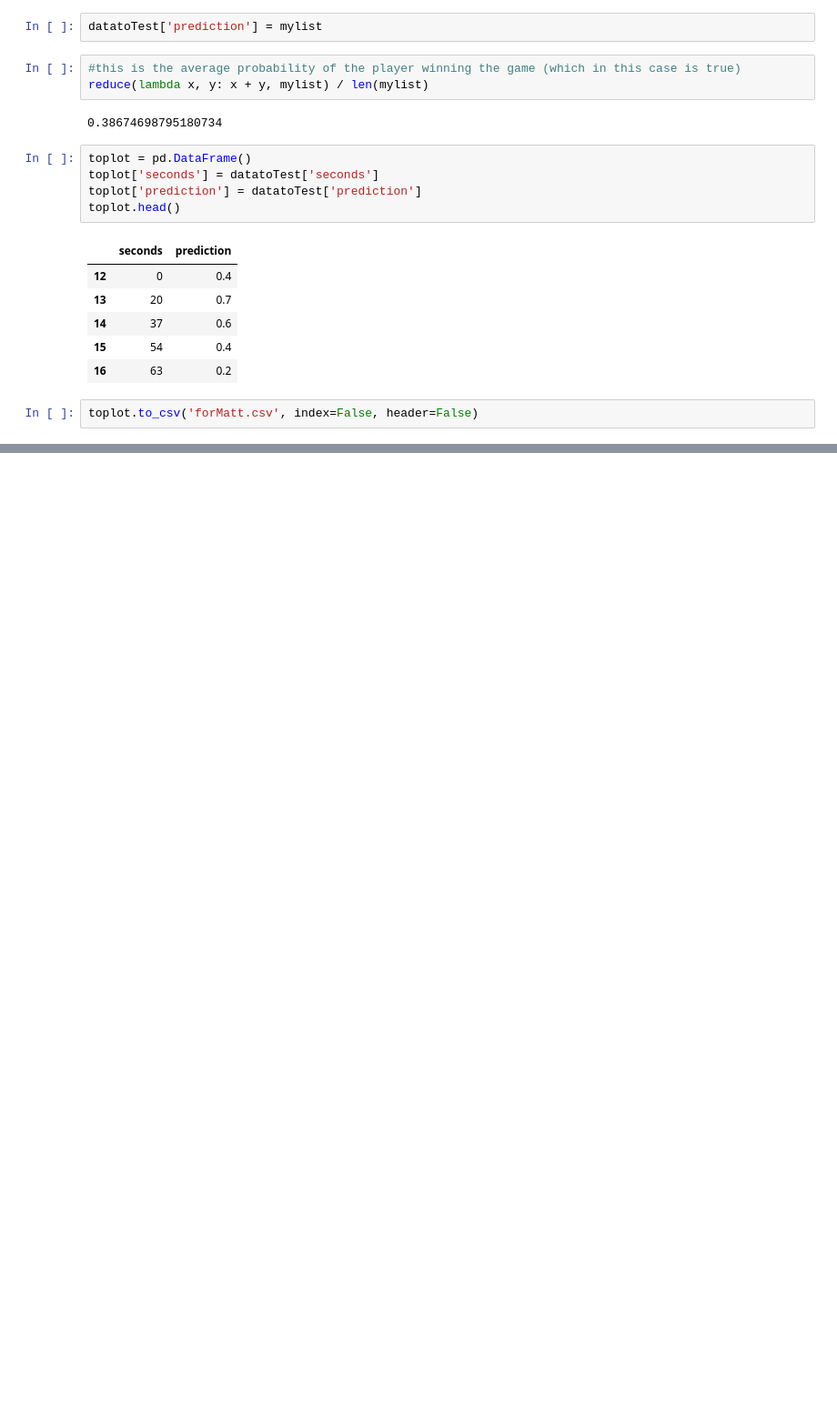
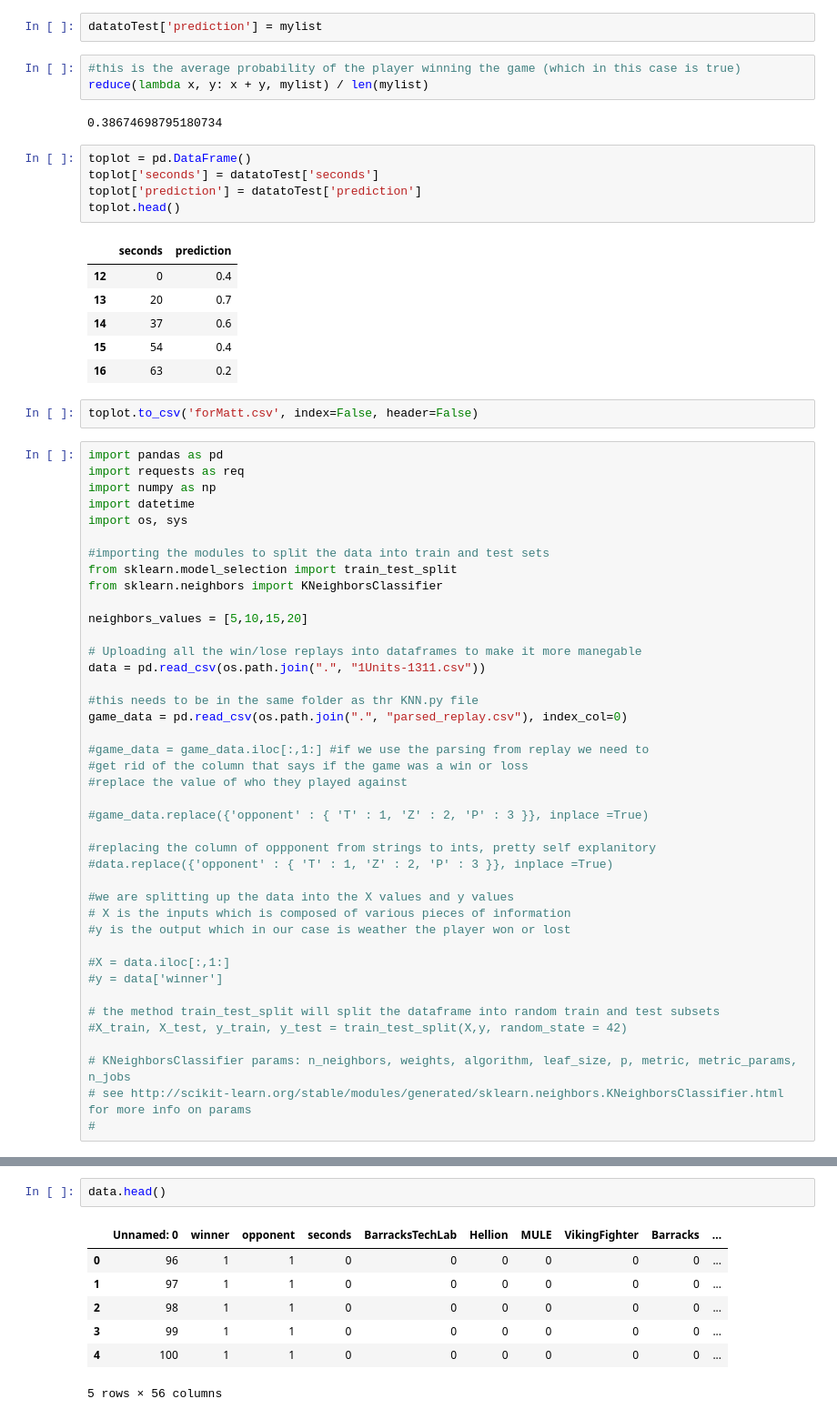
Before and after one commit to maxned/Bot-the-Builder, a Jupyter notebook: JosueFiles/KNN_Notebook.ipynb, the cells around one changed output, grey strips where cells are left out. Shown at 91% size. Drawn from its saved outputs; the diff is of its cells as text; blank space fills up the shorter version.

```diff
--- a/JosueFiles/KNN_Notebook.ipynb
+++ b/JosueFiles/KNN_Notebook.ipynb
@@ -138,3 +131,44 @@ toplot.head()
 | 16 | 63 | 0.2 |
 # %%
 toplot.to_csv('forMatt.csv', index=False, header=False)
+# %%
+import pandas as pd
+import requests as req
+import numpy as np
+import datetime
+import os, sys
+
+#importing the modules to split the data into train and test sets
+from sklearn.model_selection import train_test_split
+from sklearn.neighbors import KNeighborsClassifier
+
+neighbors_values = [5,10,15,20]
+
+# Uploading all the win/lose replays into dataframes to make it more manegable
+data = pd.read_csv(os.path.join(".", "1Units-1311.csv"))
+
+#this needs to be in the same folder as thr KNN.py file
+game_data = pd.read_csv(os.path.join(".", "parsed_replay.csv"), index_col=0)
+
+#game_data = game_data.iloc[:,1:] #if we use the parsing from replay we need to
+#get rid of the column that says if the game was a win or loss
+#replace the value of who they played against
+
+#game_data.replace({'opponent' : { 'T' : 1, 'Z' : 2, 'P' : 3 }}, inplace =True)
+
+#replacing the column of oppponent from strings to ints, pretty self explanitory
+#data.replace({'opponent' : { 'T' : 1, 'Z' : 2, 'P' : 3 }}, inplace =True)
+
+#we are splitting up the data into the X values and y values
+# X is the inputs which is composed of various pieces of information
+#y is the output which in our case is weather the player won or lost
+
+#X = data.iloc[:,1:]
+#y = data['winner']
+
+# the method train_test_split will split the dataframe into random train and test subsets
+#X_train, X_test, y_train, y_test = train_test_split(X,y, random_state = 42)
+
+# KNeighborsClassifier params: n_neighbors, weights, algorithm, leaf_size, p, metric, metric_params, n_jobs
+# see http://scikit-learn.org/stable/modules/generated/sklearn.neighbors.KNeighborsClassifier.html for more info on params
+#
@@ -140,0 +185,10 @@ toplot.to_csv('forMatt.csv', index=False, header=False)
+# %%
+data.head()
+# %% [output]
+|  | Unnamed: 0 | winner | opponent | seconds | BarracksTechLab | Hellion | MULE | VikingFighter | Barracks | ... |
+| 0 | 96 | 1 | 1 | 0 | 0 | 0 | 0 | 0 | 0 | ... |
+| 1 | 97 | 1 | 1 | 0 | 0 | 0 | 0 | 0 | 0 | ... |
+| 2 | 98 | 1 | 1 | 0 | 0 | 0 | 0 | 0 | 0 | ... |
+| 3 | 99 | 1 | 1 | 0 | 0 | 0 | 0 | 0 | 0 | ... |
+| 4 | 100 | 1 | 1 | 0 | 0 | 0 | 0 | 0 | 0 | ... |
+5 rows × 56 columns
```
Also changed, not shown: parts of 5 cells of this notebook, 8 other files.
